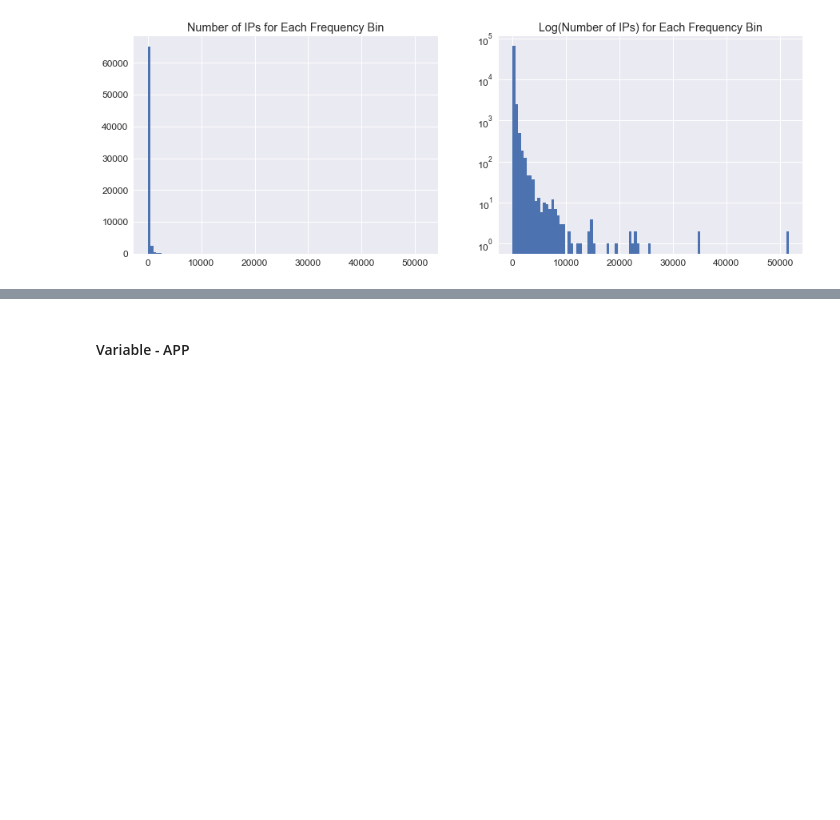
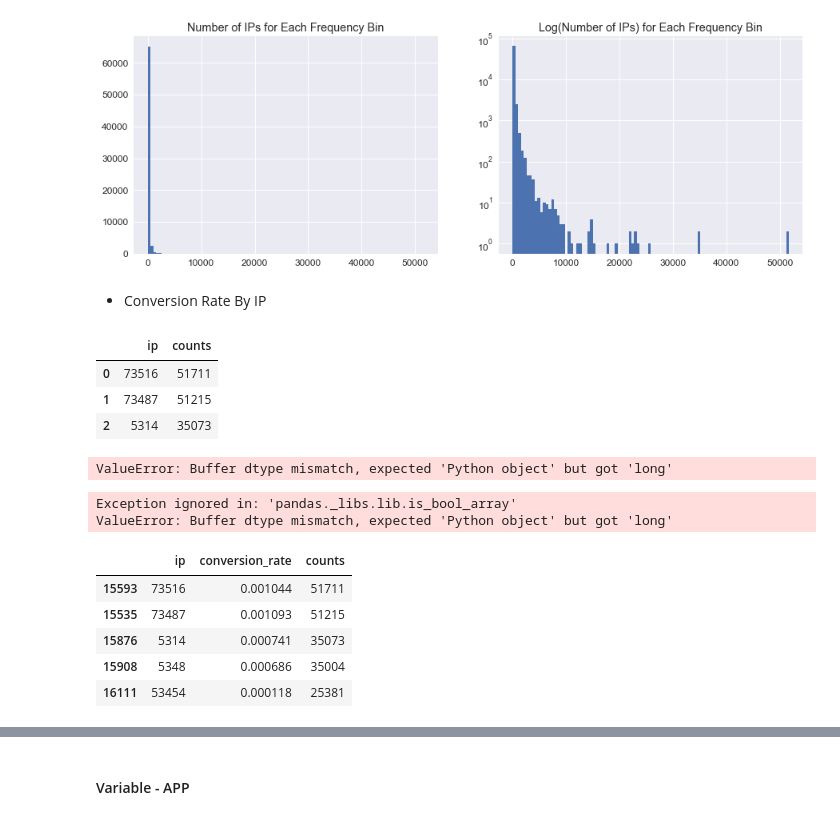
Before and after one commit to linicole/kaggle, a Jupyter notebook: TalkingData_AdTracking/data_preview.ipynb, the cells around one changed output, grey strips where cells are left out. Saved outputs shown, nothing was run; the diff lists cells and outputs as text; code cells hidden in the pictures; blank space fills up the shorter version.

```diff
--- a/TalkingData_AdTracking/data_preview.ipynb
+++ b/TalkingData_AdTracking/data_preview.ipynb
@@ -193,3 +205,14 @@ Note:
 Rare IP will show up more than 2000 times and even rare to show up more than 6000 times.
 They could be some fraudulent or outliers.
 [figure]
+# %% [markdown]
+* Conversion Rate By IP
+# %%
+ip_value_counts = df_train['ip'].value_counts().reset_index(name='counts')
+ip_value_counts.columns = ['ip', 'counts']
+ip_value_counts.head(3)
+# %% [output]
+|  | ip | counts |
+| 0 | 73516 | 51711 |
+| 1 | 73487 | 51215 |
+| 2 | 5314 | 35073 |
@@ -195,0 +222,18 @@ They could be some fraudulent or outliers.
+# %%
+ip_conversion_prop = df_train[['ip', 'is_attributed']].groupby('ip', as_index=False).mean().sort_values('is_attributed',ascending=False).reset_index(drop=True)
+ip_conversion_prop.columns = ['ip', 'conversion_rate']
+ip_conversion_cnt = df_train[['ip', 'is_attributed']].groupby('ip', as_index=False).count().sort_values('is_attributed',ascending=False).reset_index(drop=True)
+ip_conversion_cnt.columns = ['ip', 'counts']
+
+ip_conversion = ip_conversion_prop.merge(ip_conversion_cnt, on='ip', how='left')
+ip_conversion.sort_values('counts',ascending=False).head()
+# %% [output]
+ValueError: Buffer dtype mismatch, expected 'Python object' but got 'long'
+Exception ignored in: 'pandas._libs.lib.is_bool_array'
+ValueError: Buffer dtype mismatch, expected 'Python object' but got 'long'
+|  | ip | conversion_rate | counts |
+| 15593 | 73516 | 0.001044 | 51711 |
+| 15535 | 73487 | 0.001093 | 51215 |
+| 15876 | 5314 | 0.000741 | 35073 |
+| 15908 | 5348 | 0.000686 | 35004 |
+| 16111 | 53454 | 0.000118 | 25381 |
```
Also changed, not shown: parts of 6 cells of this notebook.
